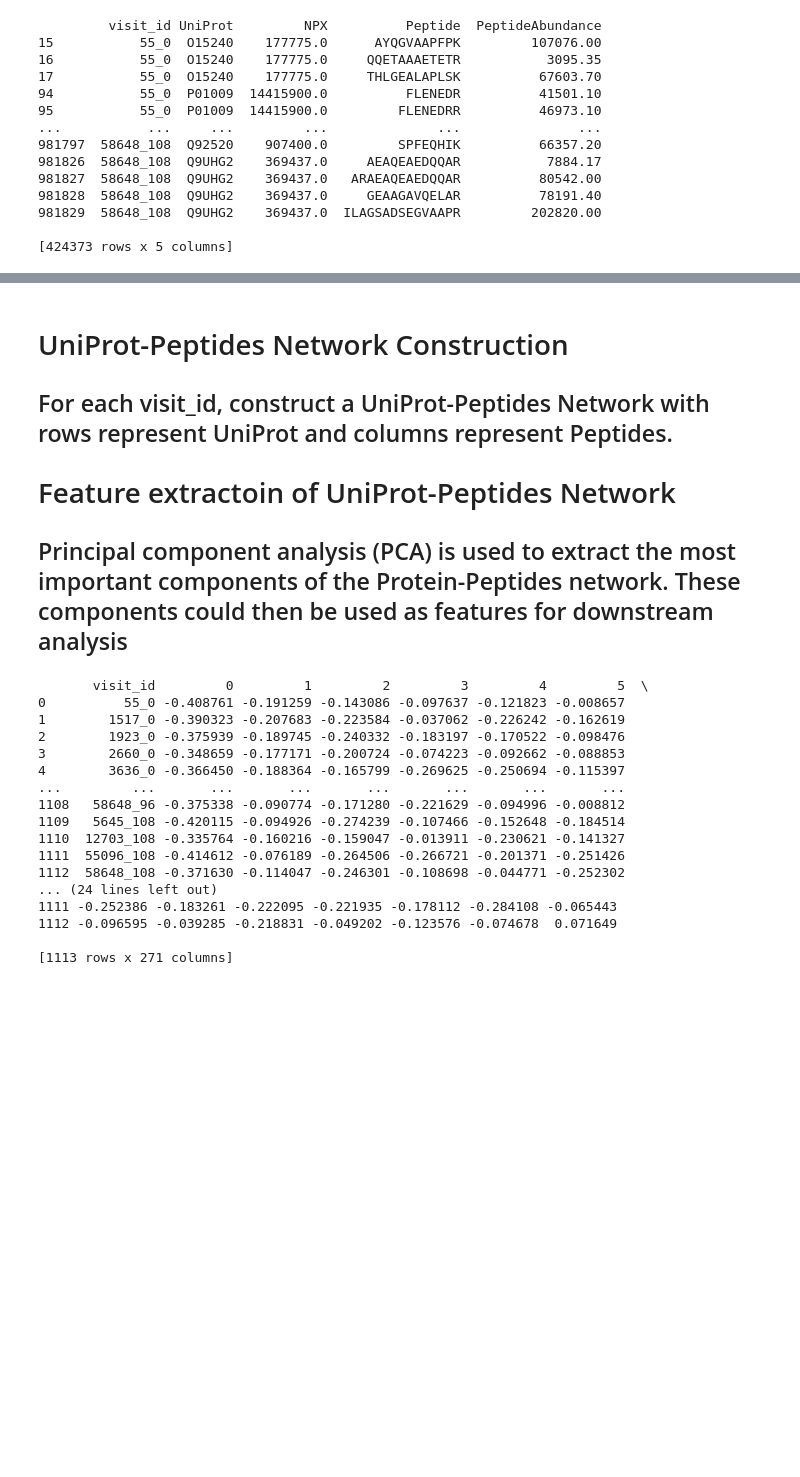
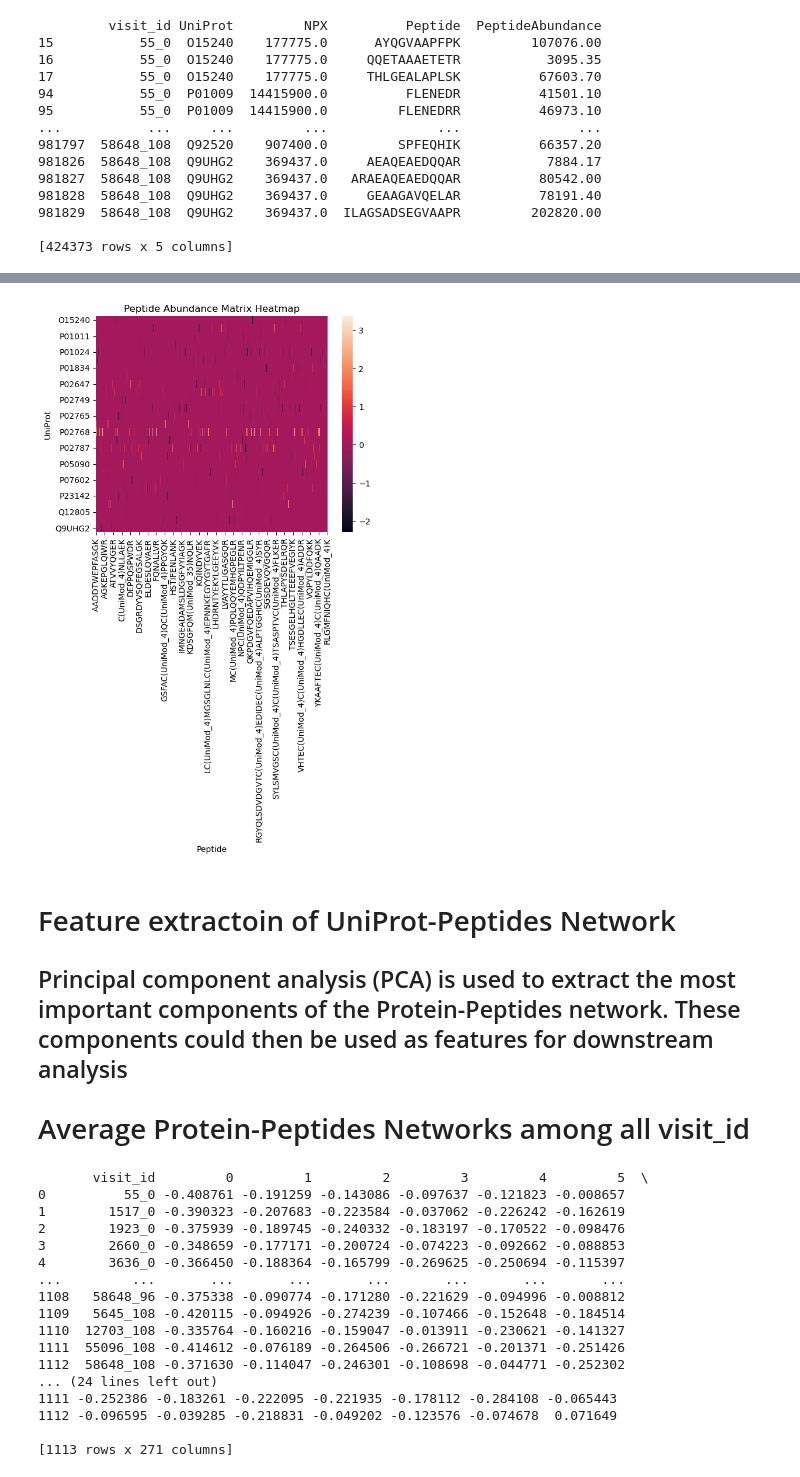
Before and after one commit to hyguozz/blog, a Jupyter notebook: amp-prot-peptide-network-deeplearning.ipynb, the cells around one changed output, grey strips where cells are left out. Saved outputs shown, nothing was run; the diff lists cells and outputs as text; code cells hidden in the pictures; blank space fills up the shorter version.

```diff
--- a/amp-prot-peptide-network-deeplearning.ipynb
+++ b/amp-prot-peptide-network-deeplearning.ipynb
@@ -455,7 +448,30 @@ df_filtered[['PeptideAbundance']] = scaler1.fit_transform(df_filtered[['PeptideA
+# %%
+visit_id ='55_12'
+p_df = df_filtered[df_filtered['visit_id'] == visit_id]
+# first, pivot the data so that the UniProt column becomes the index,
+# the Peptide column becomes the columns, and the PeptideAbundance column becomes the values
+pivoted = p_df.pivot(index='UniProt', columns='Peptide', values='PeptideAbundance')
+# iterate over each UniProt and add missing peptides as columns with a value of 0
+for prot in pivoted.index:
+    missing_peptides = set(all_peptides) - set(pivoted.columns)
+    for pep in missing_peptides:
+        pivoted.loc[prot, pep] = 0
+
+# fill any remaining missing values with 0
+pivoted.fillna(0, inplace=True)
+
+# Plot the heatmap
+sns.heatmap(pivoted)
+# Set the title of the heatmap
+plt.title("Peptide Abundance Matrix Heatmap")
+
+# Show the heatmap
+plt.show()
+# %% [output]
+[figure, added]
 # %% [markdown]
-# UniProt-Peptides Network Construction
-## For each visit_id, construct a UniProt-Peptides Network with rows represent UniProt and columns represent Peptides.
-
 # Feature extractoin of UniProt-Peptides Network
 ## Principal component analysis (PCA) is used to extract the most important components of the Protein-Peptides network. These components could then be used as features for downstream analysis
+
+# Average Protein-Peptides Networks among all visit_id
 # %%
```
Also changed, not shown: parts of 21 cells of this notebook.
